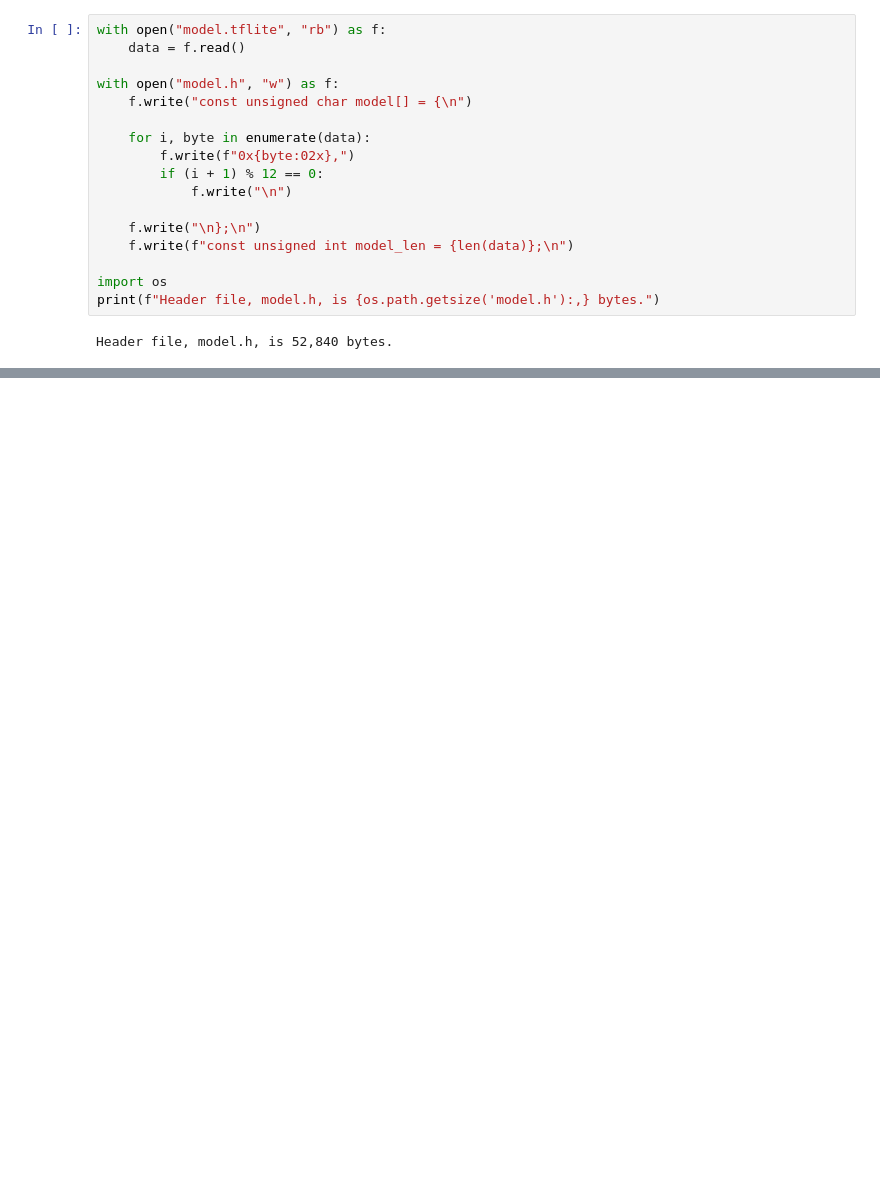
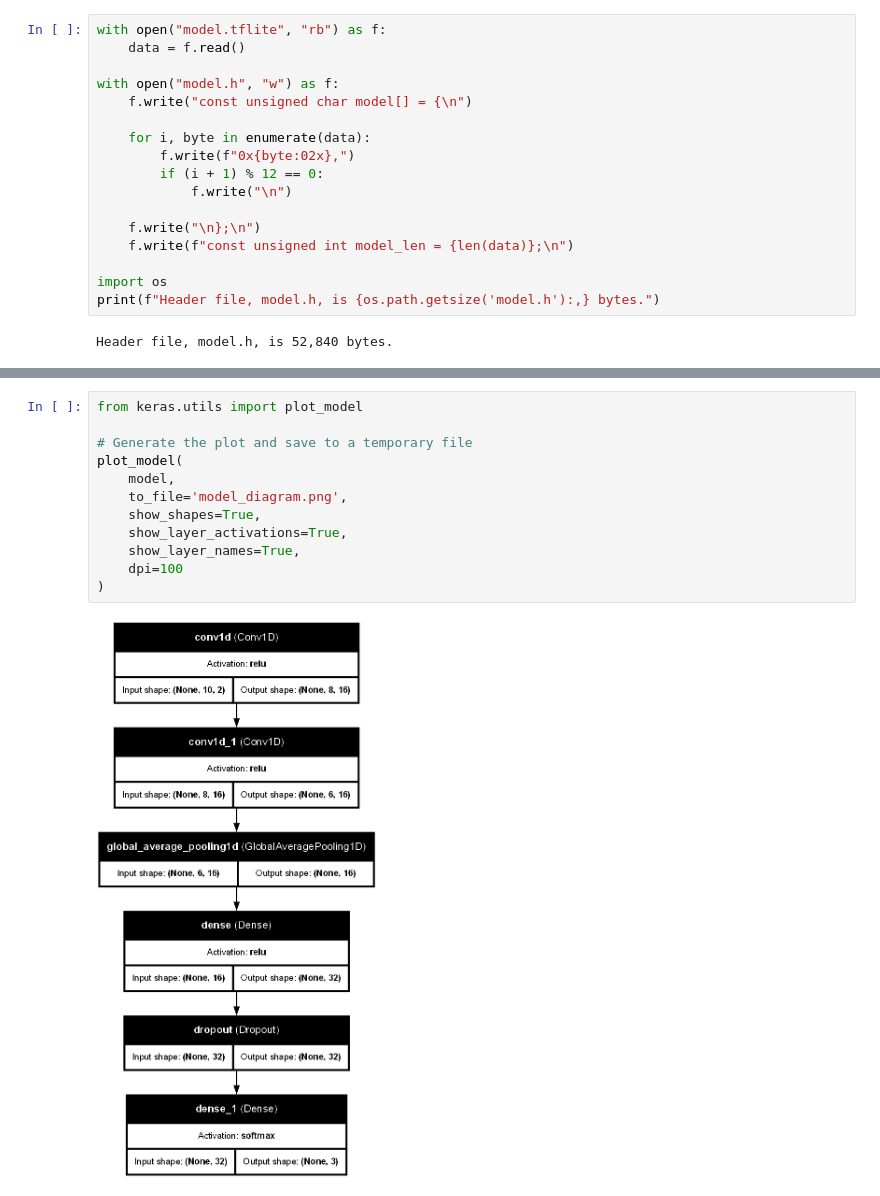
Before and after one commit to lucwl/olfactml, a Jupyter notebook: notebooks/new-cnn.ipynb, the cells around one changed output, grey strips where cells are left out. Drawn from its saved outputs; the diff is of its cells as text; blank space fills up the shorter version.

```diff
--- a/notebooks/new-cnn.ipynb
+++ b/notebooks/new-cnn.ipynb
@@ -637 +644,15 @@ static const float HUMIDITY_MEAN[8][1] = {
 };
+# %%
+from keras.utils import plot_model
+
+# Generate the plot and save to a temporary file
+plot_model(
+    model,
+    to_file='model_diagram.png',
+    show_shapes=True,
+    show_layer_activations=True,
+    show_layer_names=True,
+    dpi=100
+)
+# %% [output]
+[figure, added]
```
Also changed, not shown: parts of 10 cells of this notebook, 6 other files.
